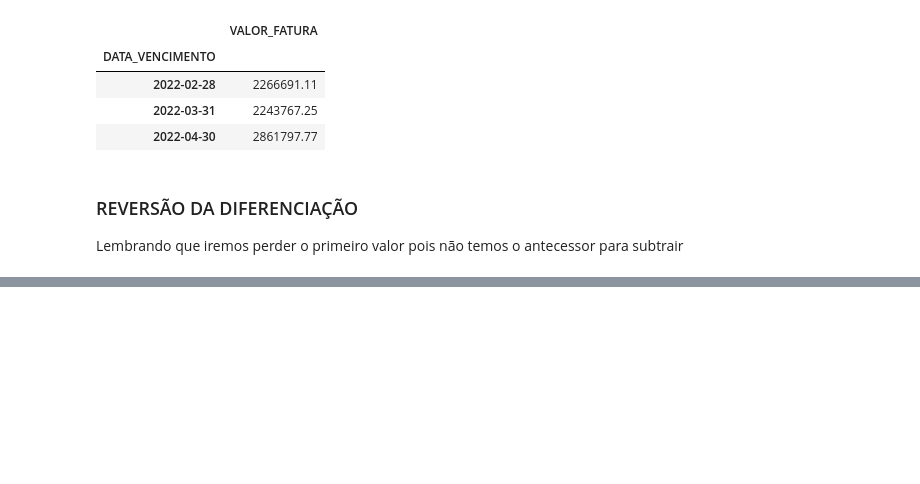
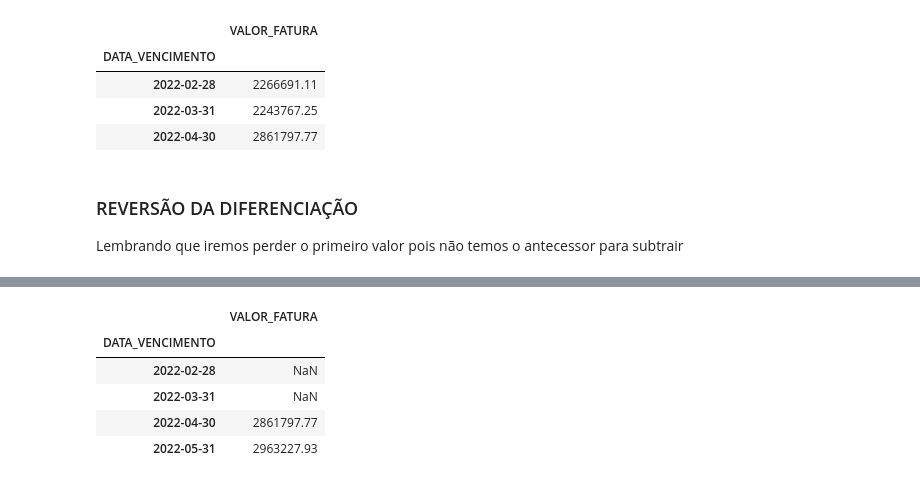
Before and after one commit to redsonlopez/forecast_water, a Jupyter notebook: notebooks/models/forecast_water.ipynb, the cells around one changed output, grey strips where cells are left out. Saved outputs shown, nothing was run; the diff lists cells and outputs as text; code cells hidden in the pictures; blank space fills up the shorter version.

```diff
--- a/notebooks/models/forecast_water.ipynb
+++ b/notebooks/models/forecast_water.ipynb
@@ -330,0 +332,11 @@ diferenca_revertida.head(3)
+# %%
+diferenca_2_revertida = df.shift(1) + diferenca_1
+diferenca_2_revertida = diferenca_2_revertida.shift(1) + diferenca_1
+diferenca_2_revertida.head(4)
+# %% [output]
+|  | VALOR_FATURA |
+| DATA_VENCIMENTO |  |
+| 2022-02-28 | NaN |
+| 2022-03-31 | NaN |
+| 2022-04-30 | 2861797.77 |
+| 2022-05-31 | 2963227.93 |
```
Also changed, not shown: parts of 1 cell of this notebook.
